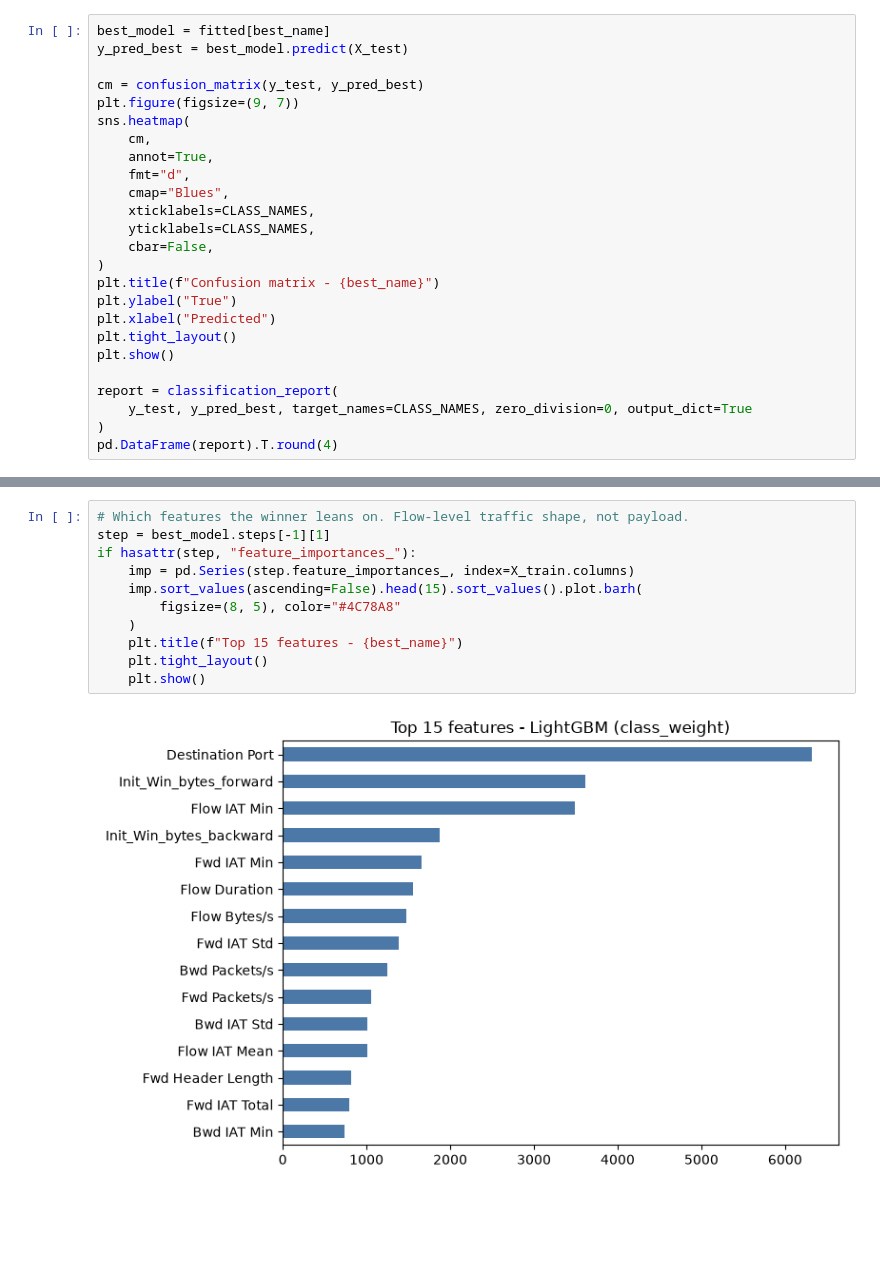
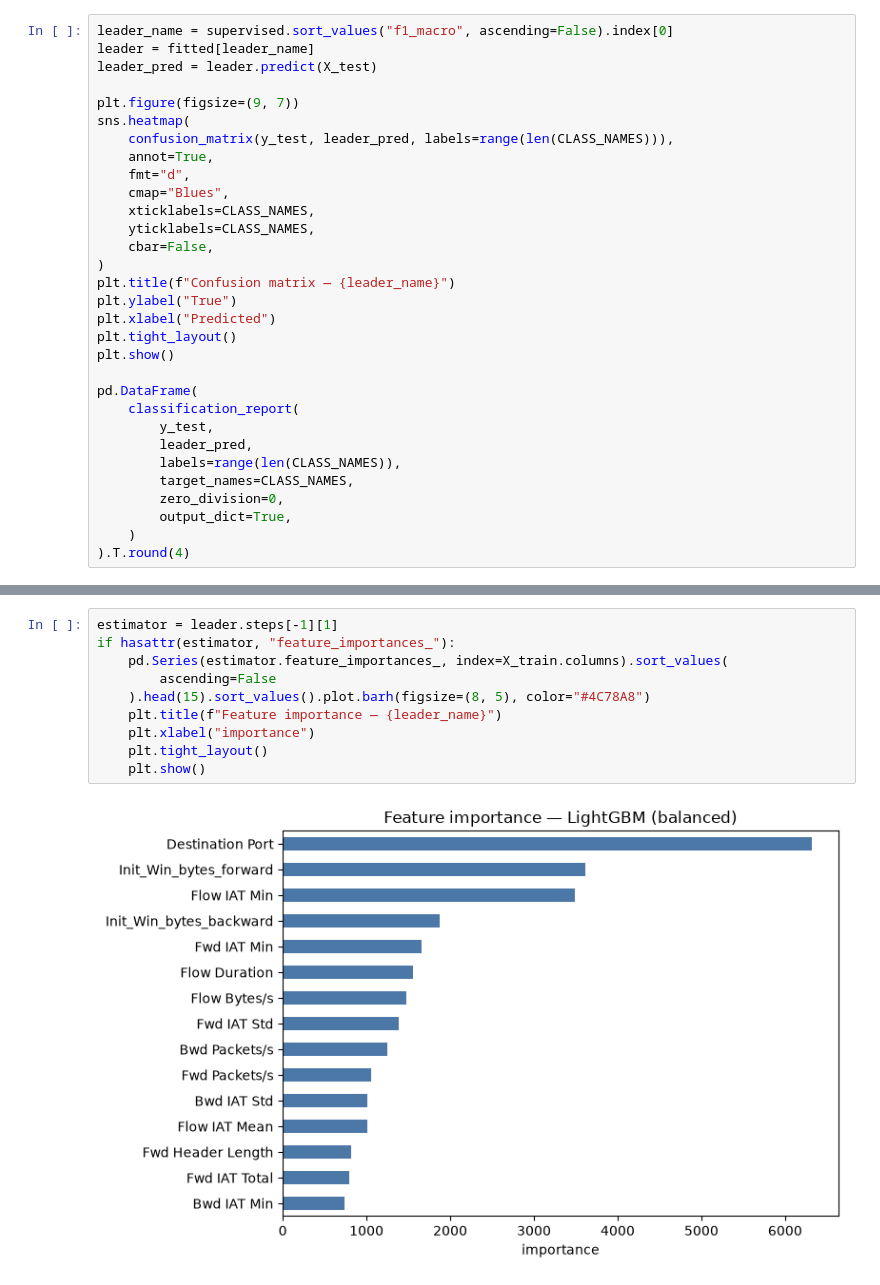
Before and after one commit to himanshu-45naik/Network-intrusion-detection, a Jupyter notebook: analysis/model_comparison.ipynb, the cells around one changed output, grey strips where cells are left out. Saved outputs shown, nothing was run; the diff lists cells and outputs as text; blank space fills up the shorter version.

```diff
--- a/analysis/model_comparison.ipynb
+++ b/analysis/model_comparison.ipynb
@@ -726,11 +697,11 @@ nobody sees.
 # %%
-best_model = fitted[best_name]
-y_pred_best = best_model.predict(X_test)
+leader_name = supervised.sort_values("f1_macro", ascending=False).index[0]
+leader = fitted[leader_name]
+leader_pred = leader.predict(X_test)
 
-cm = confusion_matrix(y_test, y_pred_best)
 plt.figure(figsize=(9, 7))
 sns.heatmap(
-    cm,
+    confusion_matrix(y_test, leader_pred, labels=range(len(CLASS_NAMES))),
     annot=True,
     fmt="d",
     cmap="Blues",
@@ -738,14 +709,20 @@ sns.heatmap(
     yticklabels=CLASS_NAMES,
     cbar=False,
 )
-plt.title(f"Confusion matrix - {best_name}")
+plt.title(f"Confusion matrix — {leader_name}")
 plt.ylabel("True")
 plt.xlabel("Predicted")
 plt.tight_layout()
 plt.show()
 
-report = classification_report(
-    y_test, y_pred_best, target_names=CLASS_NAMES, zero_division=0, output_dict=True
-)
-pd.DataFrame(report).T.round(4)
+pd.DataFrame(
+    classification_report(
+        y_test,
+        leader_pred,
+        labels=range(len(CLASS_NAMES)),
+        target_names=CLASS_NAMES,
+        zero_division=0,
+        output_dict=True,
+    )
+).T.round(4)
 # %% [output]
@@ -763,15 +740,14 @@ pd.DataFrame(report).T.round(4)
 | macro avg | 0.8372 | 0.8516 | 0.8433 | 63058.0000 |
 | weighted avg | 0.9988 | 0.9987 | 0.9987 | 63058.0000 |
 # %%
-# Which features the winner leans on. Flow-level traffic shape, not payload.
-step = best_model.steps[-1][1]
-if hasattr(step, "feature_importances_"):
-    imp = pd.Series(step.feature_importances_, index=X_train.columns)
-    imp.sort_values(ascending=False).head(15).sort_values().plot.barh(
-        figsize=(8, 5), color="#4C78A8"
-    )
-    plt.title(f"Top 15 features - {best_name}")
+estimator = leader.steps[-1][1]
+if hasattr(estimator, "feature_importances_"):
+    pd.Series(estimator.feature_importances_, index=X_train.columns).sort_values(
+        ascending=False
+    ).head(15).sort_values().plot.barh(figsize=(8, 5), color="#4C78A8")
+    plt.title(f"Feature importance — {leader_name}")
+    plt.xlabel("importance")
     plt.tight_layout()
     plt.show()
 # %% [output]
-[figure, old version]
+[figure, new version]
```
Also changed, not shown: parts of 55 cells of this notebook, 6 other files.
